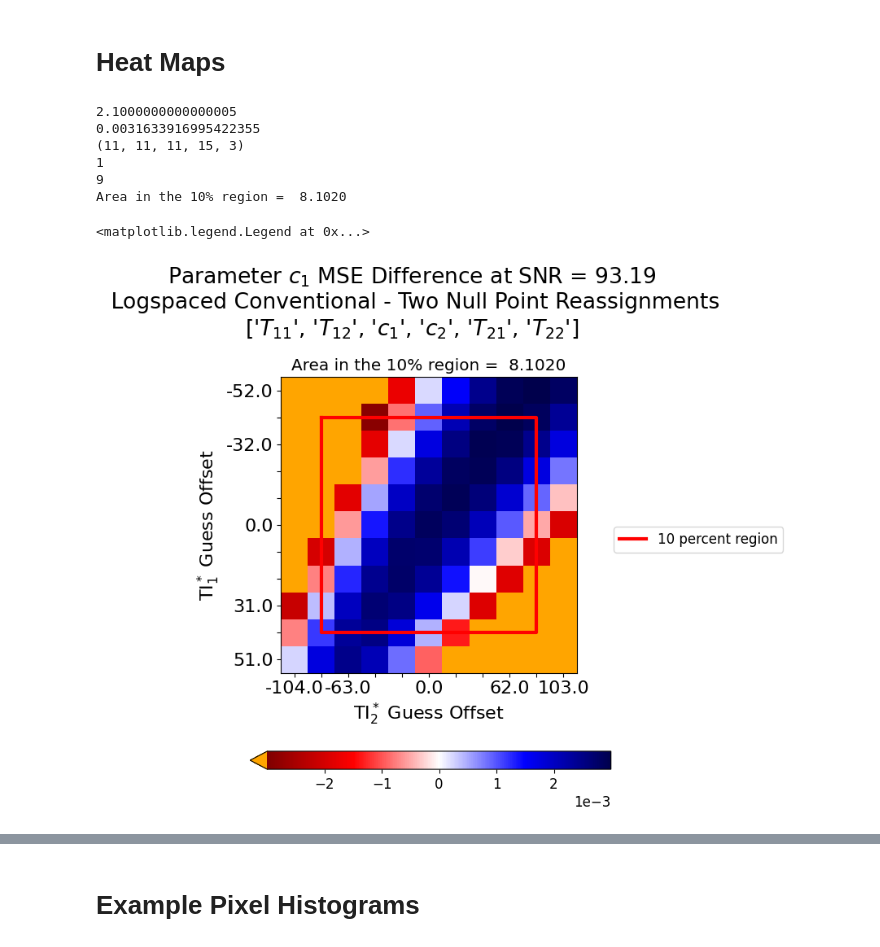
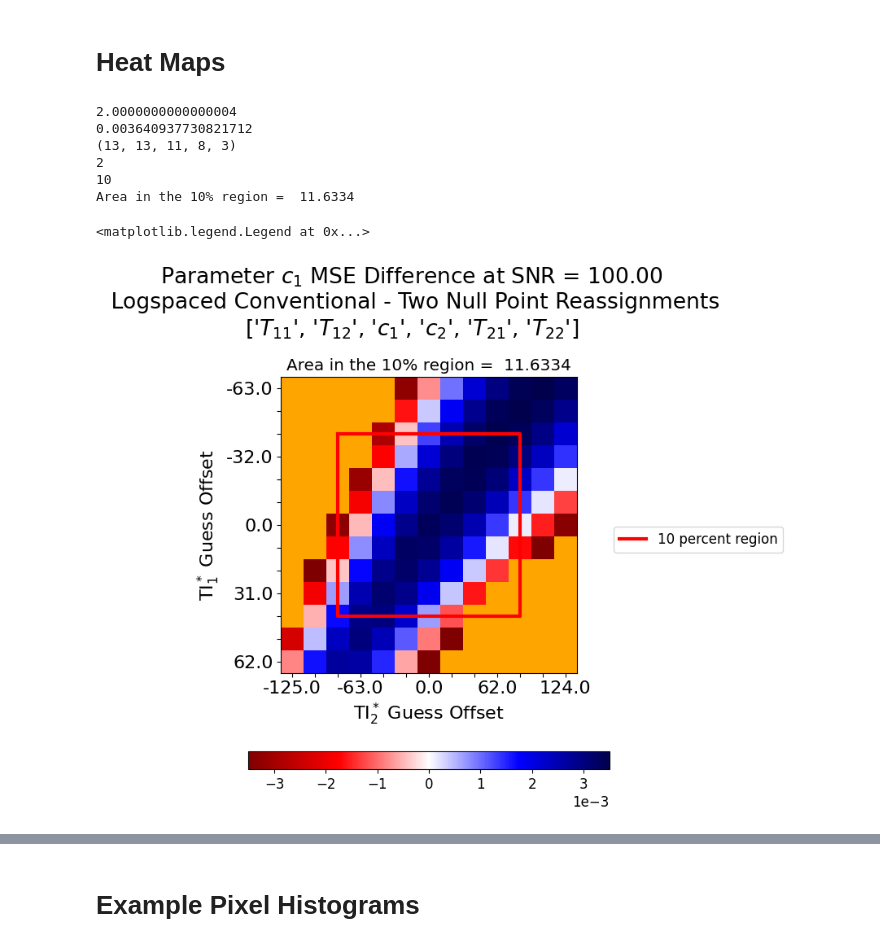
Before and after one commit to Griffin997/Stabilization, a Jupyter notebook: Reassign_Experiment/reassign_T2rat_Exp_Analysis.ipynb, the cells around one changed output, grey strips where cells are left out. Saved outputs shown, nothing was run; the diff lists cells and outputs as text; code cells hidden in the pictures.

```diff
--- a/Reassign_Experiment/reassign_T2rat_Exp_Analysis.ipynb
+++ b/Reassign_Experiment/reassign_T2rat_Exp_Analysis.ipynb
@@ -219,12 +219,15 @@ Retrieving data for /home/hamptong2/Stabilization/Reassign_Experiment/Reassign_T
 # %%
 sp_map = plt.get_cmap('seismic_r')
 sp_map.set_extremes(under = 'orange')
-extend_opt = "min"      #max or none
+extend_opt = "neither"      #max or neither
 
-def gen_patchwork_panel(fig, ax, T2_rat, imp_mat, ex_title=''):
+def gen_patchwork_panel(fig, ax, T2_rat, imp_mat, ex_title='', cb_range = 0):
     ######## bottom left
 
-    pos_max = np.max(imp_mat)
+    if cb_range == 0:
+        pos_max = np.max(imp_mat)
+    else:
+        pos_max = cb_range
     T22 = T2_rat*T21
 
     plt.rc('font', size = 12)
@@ -257,47 +260,47 @@ def gen_patchwork_panel(fig, ax, T2_rat, imp_mat, ex_title=''):
 # %% [markdown]
 # Heat Maps
 # %%
-SNR_index_oi = 8
-T2rat_index_oi = 6
+SNR_index_oi = -4
+T2rat_index_oi = 5
 
 plt.rc('font', size = 16)
 fig, ax = plt.subplots(1,1, figsize = (6, 7), tight_layout=True)
 fig.suptitle(f"Parameter {ParamTitle_6p[param_oi]} MSE Difference at SNR = {SNR_array[SNR_index_oi] :0.2f}\n Logspaced Conventional - Two Null Point Reassignments\n{ParamTitle_6p}")
 
 mat1 = np.where(SNR_array[SNR_index_oi] == SR_SNR)[0]
 mat2 = np.where(T2rat_array[T2rat_index_oi] == SR_T2Rat)[0]
 SR_index_match = np.intersect1d(mat1,mat2)[0]
 
 temp_SR_MSE = SR_MSE[SR_index_match,param_oi]
 
 print(T2rat_array[T2rat_index_oi])
 print(temp_SR_MSE)
 print(MSE.shape)
 
 temp_MSE_imp = temp_SR_MSE-MSE[:, : , T2rat_index_oi, SNR_index_oi, 0]
 
 gen_patchwork_panel(fig, ax, T2rat_array[T2rat_index_oi], temp_MSE_imp)
 tenD = np.where(np.abs(np1_array/TI1star - -0.1) < 0.003)[0][0]
 tenU = np.where(np.abs(np1_array/TI1star - 0.1) < 0.003)[0][0]
 print(tenD)
 print(tenU)
 ax.plot([tenD, tenD, tenU, tenU, tenD],[tenD, tenU, tenU, tenD, tenD], ls = '-', color = 'r', lw = 3, label = '10 percent region')
 # ax.legend()
 # ax_MSE[1,2].remove()
 
 ex_area = trapz_3d(np1_array[tenD:tenU], np2_array[tenD:tenU], temp_MSE_imp[tenD:tenU, tenD:tenU])
 print(f'Area in the 10% region = {ex_area: .4f}')
 ax.set_title(f'Area in the 10% region = {ex_area: .4f}')
 fig.legend(loc = 'center left', bbox_to_anchor = (0.9,0.5))
 # %% [output]
-2.1000000000000005
-0.0031633916995422355
-(11, 11, 11, 15, 3)
-1
-9
-Area in the 10% region =  8.1020
+2.0000000000000004
+0.003640937730821712
+(13, 13, 11, 8, 3)
+2
+10
+Area in the 10% region =  11.6334
 <matplotlib.legend.Legend at 0x...>
-[figure, old version]
+[figure, new version]
 # %%
 SNR_index_oi = 0
 
```
Also changed, not shown: parts of 15 cells of this notebook.
